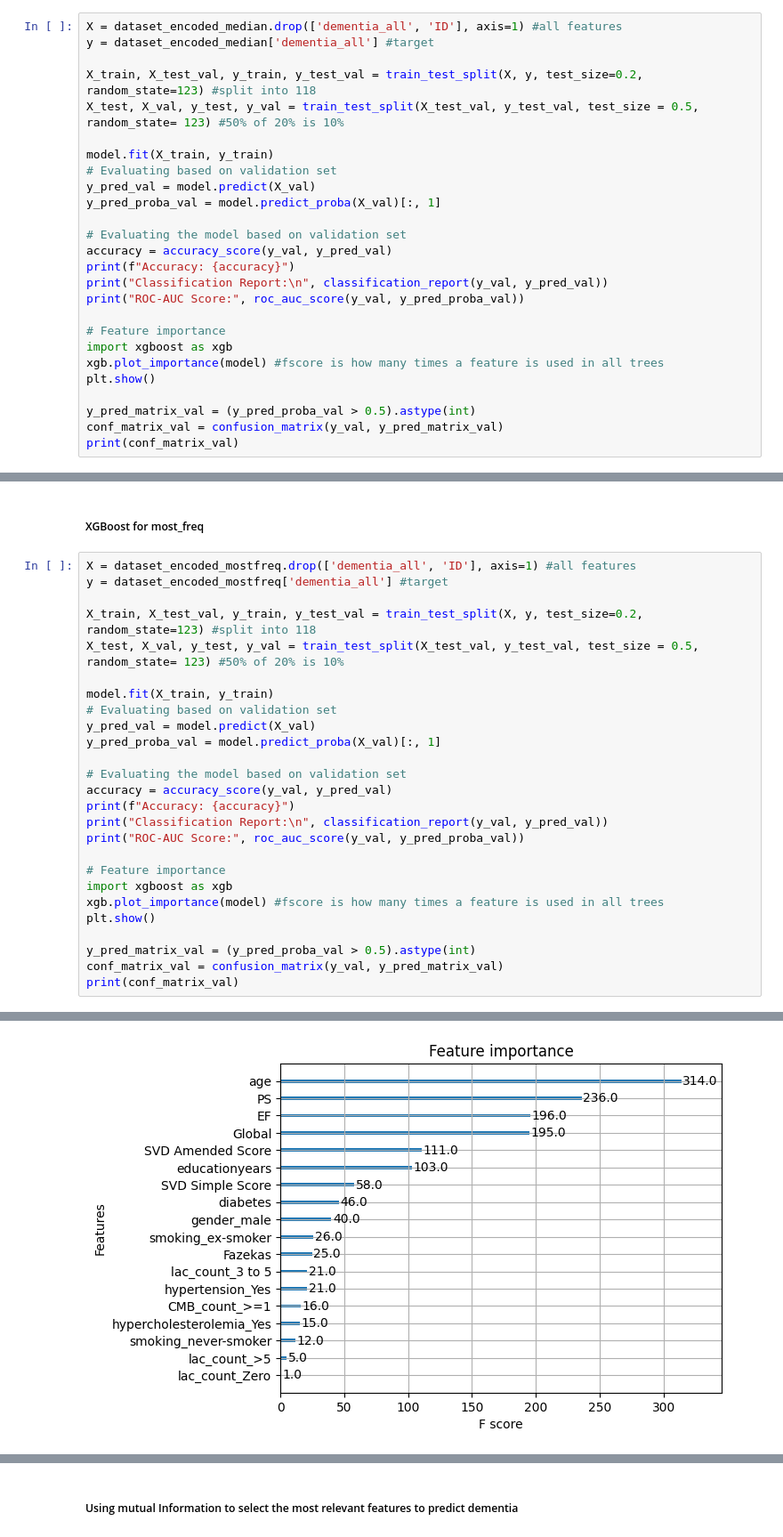
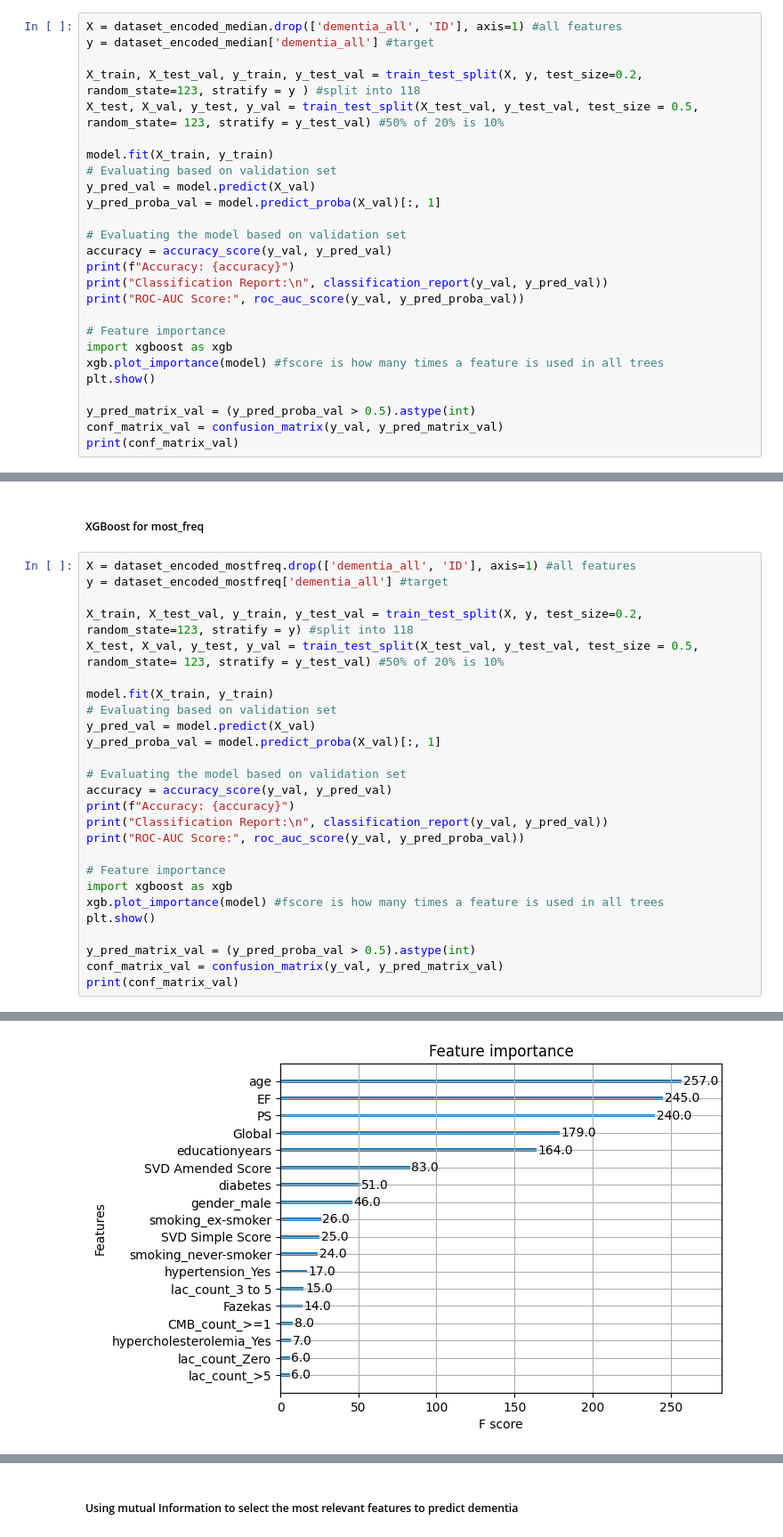
Before and after one commit to weijunnlim/Predict-dementia, a Jupyter notebook: Intern Project.ipynb, the cells around one changed output, grey strips where cells are left out. Shown at 89% size. Cells and saved outputs as stored; diff of their text form.

```diff
--- a/Intern Project.ipynb
+++ b/Intern Project.ipynb
@@ -253,8 +271,8 @@ ValueError: Found input variables with inconsistent numbers of samples: [185, 14
 X = dataset_encoded_median.drop(['dementia_all', 'ID'], axis=1) #all features
 y = dataset_encoded_median['dementia_all'] #target
 
-X_train, X_test_val, y_train, y_test_val = train_test_split(X, y, test_size=0.2, random_state=123) #split into 118
-X_test, X_val, y_test, y_val = train_test_split(X_test_val, y_test_val, test_size = 0.5, random_state= 123) #50% of 20% is 10%
+X_train, X_test_val, y_train, y_test_val = train_test_split(X, y, test_size=0.2, random_state=123, stratify = y ) #split into 118
+X_test, X_val, y_test, y_val = train_test_split(X_test_val, y_test_val, test_size = 0.5, random_state= 123, stratify = y_test_val) #50% of 20% is 10%
 
 model.fit(X_train, y_train)
 # Evaluating based on validation set
@@ -304,8 +315,8 @@ ROC-AUC Score: 0.7689393939393939
 X = dataset_encoded_mostfreq.drop(['dementia_all', 'ID'], axis=1) #all features
 y = dataset_encoded_mostfreq['dementia_all'] #target
 
-X_train, X_test_val, y_train, y_test_val = train_test_split(X, y, test_size=0.2, random_state=123) #split into 118
-X_test, X_val, y_test, y_val = train_test_split(X_test_val, y_test_val, test_size = 0.5, random_state= 123) #50% of 20% is 10%
+X_train, X_test_val, y_train, y_test_val = train_test_split(X, y, test_size=0.2, random_state=123, stratify = y) #split into 118
+X_test, X_val, y_test, y_val = train_test_split(X_test_val, y_test_val, test_size = 0.5, random_state= 123, stratify = y_test_val) #50% of 20% is 10%
 
 model.fit(X_train, y_train)
 # Evaluating based on validation set
@@ -347 +353 @@ ROC-AUC Score: 0.7746212121212122
-[figure, old version]
+[figure, new version]
```
Also changed, not shown: parts of 13 cells of this notebook.
